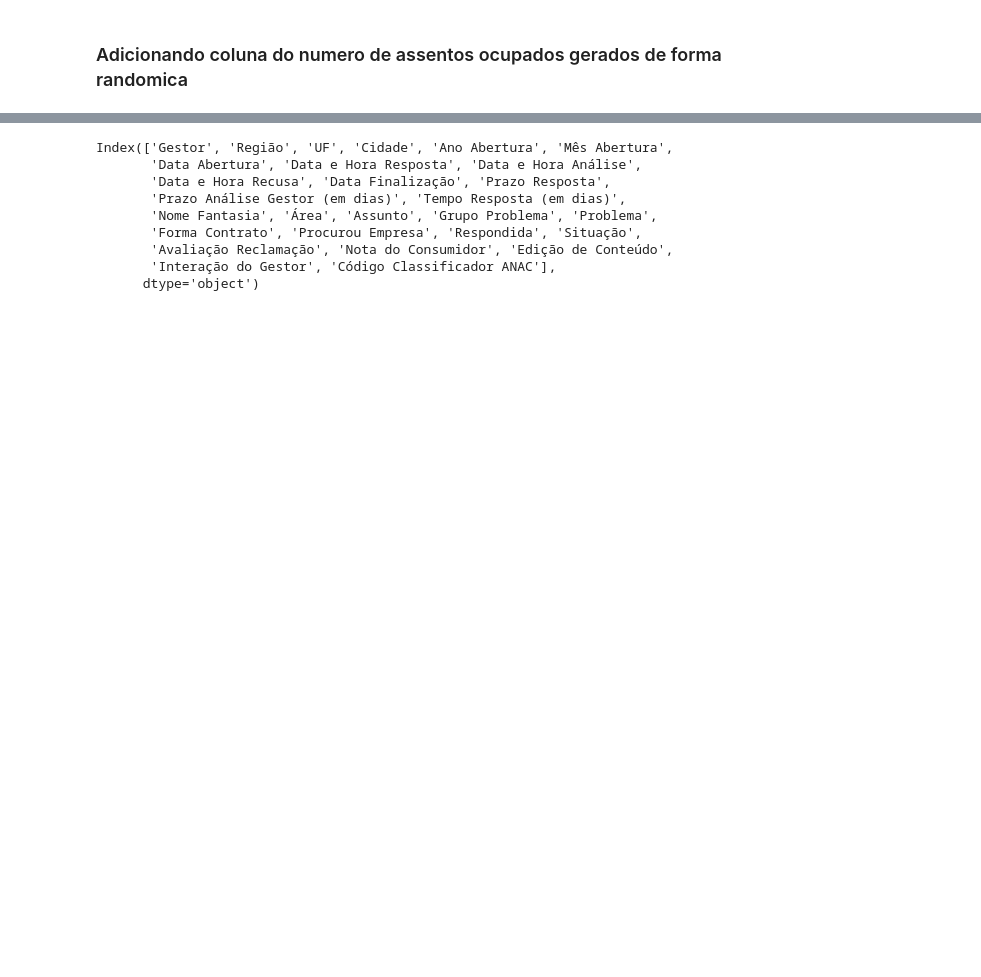
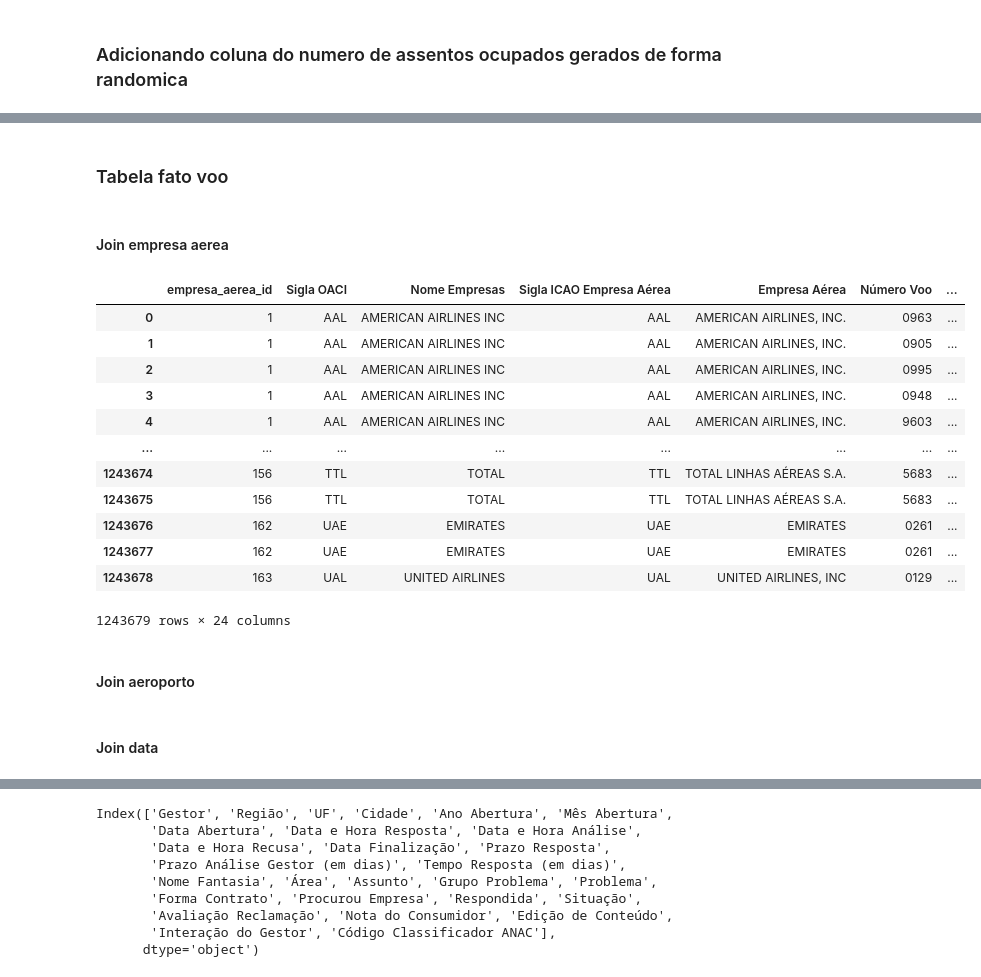
Before and after one commit to CCO-HomeSentinel/analise-aeroportos, a Jupyter notebook: analise_voos.ipynb, the cells around one changed output, grey strips where cells are left out. Drawn from its saved outputs; the diff is of its cells as text; code cells hidden in the pictures; blank space fills up the shorter version.

```diff
--- a/analise_voos.ipynb
+++ b/analise_voos.ipynb
@@ -159,9 +159,9 @@ df_voos.head(5)
 df_voos_selected = df_voos[['Sigla ICAO Empresa Aérea', 'Empresa Aérea', 'Número Voo',
                             'Número de Assentos', 'Sigla ICAO Aeroporto Origem',
                             'Partida Prevista', 'Partida Real', 'Sigla ICAO Aeroporto Destino',
-                            'Chegada Prevista','Chegada Real', 'Situação Voo']]
+                            'Chegada Prevista','Chegada Real', 'Situação Voo', 'Situação Partida', 'Situação Chegada']]
 # %%
-df_aeroportos_selected =  df_aeroportos[['CÓDIGO OACI', 'CIAD', 'NOME', 'LATITUDE', 'LONGITUDE']]
+df_aeroportos_selected =  df_aeroportos[['CÓDIGO OACI', 'CIAD', 'NOME', 'LATITUDE', 'LONGITUDE', 'MUNICÍPIO ATENDIDO', 'UF',]]
 # %% [markdown]
 ### Filtrando voos domésticos
 # %%
@@ -180,7 +180,7 @@ df_voos_brasil_destino = pd.merge(df_voos_brasil_origem, df_aeroportos_selected,
 df_voos_domesticos = df_voos_brasil_destino[['Sigla ICAO Empresa Aérea', 'Empresa Aérea', 'Número Voo',
                                              'Número de Assentos', 'Sigla ICAO Aeroporto Origem',
                                              'Partida Prevista', 'Partida Real', 'Sigla ICAO Aeroporto Destino',
-                                             'Chegada Prevista', 'Chegada Real', 'Situação Voo', 'NOME_origem',
+                                             'Chegada Prevista', 'Chegada Real', 'Situação Voo', 'Situação Partida', 'Situação Chegada', 'NOME_origem',
                                              'NOME_destino', 'LATITUDE_origem', 'LONGITUDE_origem',
                                              'LATITUDE_destino', 'LONGITUDE_destino']]
 
@@ -229,0 +319,6 @@ df_voos_domesticos['assentos_ocupados'] = df_voos_domesticos.apply(lambda row: g
+# %%
+tb_empresa_aerea = df_empresas[['Sigla OACI', 'Nome Empresas']]
+tb_empresa_aerea['ID'] = tb_empresa_aerea.index + 1
+tb_empresa_aerea = tb_empresa_aerea[['ID', 'Sigla OACI', 'Nome Empresas']]
+
+tb_empresa_aerea
@@ -229,0 +369,26 @@ df_voos_domesticos['assentos_ocupados'] = df_voos_domesticos.apply(lambda row: g
+# %% [markdown]
+### Tabela fato voo
+# %% [markdown]
+#### Join empresa aerea
+# %%
+df_result = tb_empresa_aerea.merge(df_voos_domesticos, left_on='Sigla OACI', right_on='Sigla ICAO Empresa Aérea')
+
+df_join_empresa_aerea = df_result.rename(columns={'ID':'empresa_aerea_id'})
+
+df_join_empresa_aerea
+# %% [output]
+|  | empresa_aerea_id | Sigla OACI | Nome Empresas | Sigla ICAO Empresa Aérea | Empresa Aérea | Número Voo | ... |
+| 0 | 1 | AAL | AMERICAN AIRLINES INC | AAL | AMERICAN AIRLINES, INC. | 0963 | ... |
+| 1 | 1 | AAL | AMERICAN AIRLINES INC | AAL | AMERICAN AIRLINES, INC. | 0905 | ... |
+| 2 | 1 | AAL | AMERICAN AIRLINES INC | AAL | AMERICAN AIRLINES, INC. | 0995 | ... |
+| 3 | 1 | AAL | AMERICAN AIRLINES INC | AAL | AMERICAN AIRLINES, INC. | 0948 | ... |
+| 4 | 1 | AAL | AMERICAN AIRLINES INC | AAL | AMERICAN AIRLINES, INC. | 9603 | ... |
+| ... | ... | ... | ... | ... | ... | ... | ... |
+| 1243674 | 156 | TTL | TOTAL | TTL | TOTAL LINHAS AÉREAS S.A. | 5683 | ... |
+| 1243675 | 156 | TTL | TOTAL | TTL | TOTAL LINHAS AÉREAS S.A. | 5683 | ... |
+| 1243676 | 162 | UAE | EMIRATES | UAE | EMIRATES | 0261 | ... |
+| 1243677 | 162 | UAE | EMIRATES | UAE | EMIRATES | 0261 | ... |
+| 1243678 | 163 | UAL | UNITED AIRLINES | UAL | UNITED AIRLINES, INC | 0129 | ... |
+1243679 rows × 24 columns
+# %% [markdown]
+#### Join aeroporto
@@ -229,0 +405,2 @@ df_voos_domesticos['assentos_ocupados'] = df_voos_domesticos.apply(lambda row: g
+# %% [markdown]
+#### Join data
```
Also changed, not shown: parts of 25 cells of this notebook, 2 other files.
